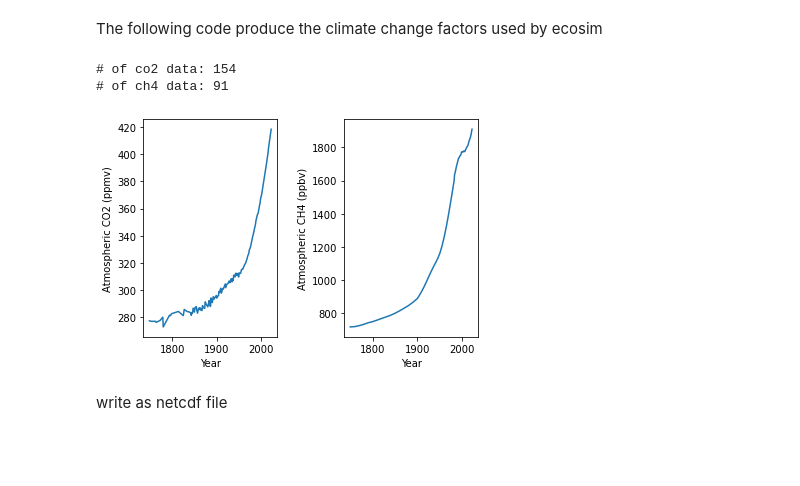
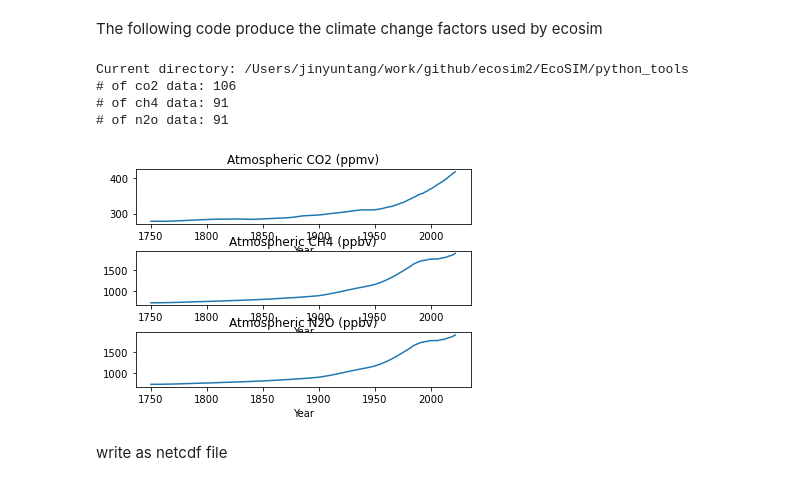
Before and after one commit to jinyun1tang/EcoSIM, a Jupyter notebook: python_tools/clmFactorWriter.ipynb, the cells around one changed output. Drawn from its saved outputs; the diff is of its cells as text; code cells hidden in the pictures; blank space fills up the shorter version.

```diff
--- a/python_tools/clmFactorWriter.ipynb
+++ b/python_tools/clmFactorWriter.ipynb
@@ -1,17 +1,28 @@
 # %% [markdown]
 The following code produce the climate change factors used by ecosim
 # %%
+# Get the current directory
+import os
+current_dir = os.getcwd()
+
+# Print the current directory
+print("Current directory:", current_dir)
+
 #specify the output file
 # the CO2 time series covers from 1749 to 2022
 # the CH4 time series covers from 1750 to 2022
-ncf_co2_ch4='../inputdata/fatm_hist_co2_ch4_1750-2022.nc'
+ncf_co2_ch4='../input_data/fatm_hist_GHGs_1750-2022.nc'
 yearb=1750
 yeare=2022
 #specify the source file for time series data of atmospheric co2 and ch4
-fco2_ch4='../inputdata/fatm_hist_co2_ch4_conc.txt'
+fco2_ch4='../input_data/atms_ghg_1750-now.csv'
 
 co2s=[]
 ch4s=[]
+n2os=[]
+unit_co2='ppm'
+unit_ch4='ppb'
+unit_n2o='ppb'
 with open(fco2_ch4,"r") as infile:
     #read and skip the first line
     dat_src=infile.readline()
@@ -19,51 +30,61 @@ with open(fco2_ch4,"r") as infile:
 
     while line:
         #split string by spaces, including spaces, tabs, and newline characters
-        sarr=line.split()
-        if len(sarr) ==2:
+        sarr=line.split(',')
+        if len(sarr) ==3:
             year=float(sarr[0])
             dat1=float(sarr[1])
-            if dat1 < 700.:
+            if 'CO2' in sarr[2]:
                 co2s.append(year)
                 co2s.append(dat1)
-            else:
+
+            elif 'CH4' in sarr[2]:
                 ch4s.append(year)
                 ch4s.append(dat1)
-        elif len(sarr)==3:
-            year=float(sarr[0])
-            co2s.append(year)
-            co2s.append(float(sarr[1]))
-            ch4s.append(year)
-            ch4s.append(float(sarr[2]))
+            elif 'N2O' in sarr[2]:
+                n2os.append(year)
+                n2os.append(dat1)
         line=infile.readline().strip()
 
 len_co2s=int(len(co2s)/2)
 len_ch4s=int(len(ch4s)/2)
+len_n2os=int(len(n2os)/2)
 print('# of co2 data: %d'%(len_co2s))
 print('# of ch4 data: %d'%(len_ch4s))
+print('# of n2o data: %d'%(len_n2os))
+
 import numpy as np
 
 co2_arr=np.array(co2s)
 ch4_arr=np.array(ch4s)
+n2o_arr=np.array(n2os)
+
 co2s=co2_arr.reshape(len_co2s,2)
 ch4s=ch4_arr.reshape(len_ch4s,2)
+n2os=ch4_arr.reshape(len_n2os,2)
 # %% [output]
-# of co2 data: 154
+Current directory: /Users/jinyuntang/work/github/ecosim2/EcoSIM/python_tools
+# of co2 data: 106
 # of ch4 data: 91
+# of n2o data: 91
 # %%
 #plot time series data
 import matplotlib.pyplot as plt
-plt.subplot(1,2,1)
+plt.subplot(3,1,1)
 plt.plot(co2s[:,0], co2s[:,1])
 plt.xlabel('Year')
-plt.ylabel('Atmospheric CO2 (ppmv)')
-plt.subplot(1,2,2)
+plt.title('Atmospheric CO2 (ppmv)')
+plt.subplot(3,1,2)
 plt.plot(ch4s[:,0],ch4s[:,1])
 plt.xlabel('Year')
-plt.ylabel('Atmospheric CH4 (ppbv)')
-plt.subplots_adjust(wspace=0.5)
+plt.title('Atmospheric CH4 (ppbv)')
+plt.subplot(3,1,3)
+plt.plot(n2os[:,0],n2os[:,1])
+plt.xlabel('Year')
+plt.title('Atmospheric N2O (ppbv)')
+plt.subplots_adjust(hspace=0.5)
 # %% [output]
-[figure, old version]
+[figure, new version]
 # %% [markdown]
 write as netcdf file
 # %%
```
Also changed, not shown: parts of 1 cell of this notebook, 21 other files.
